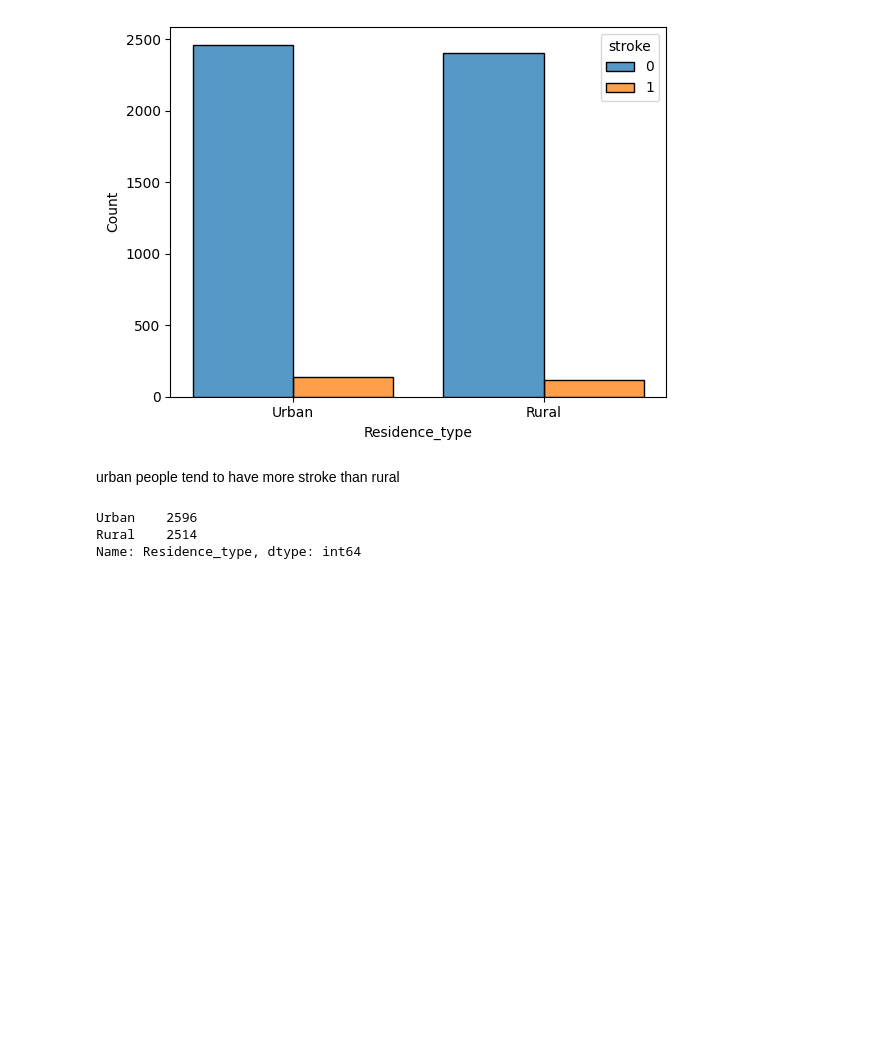
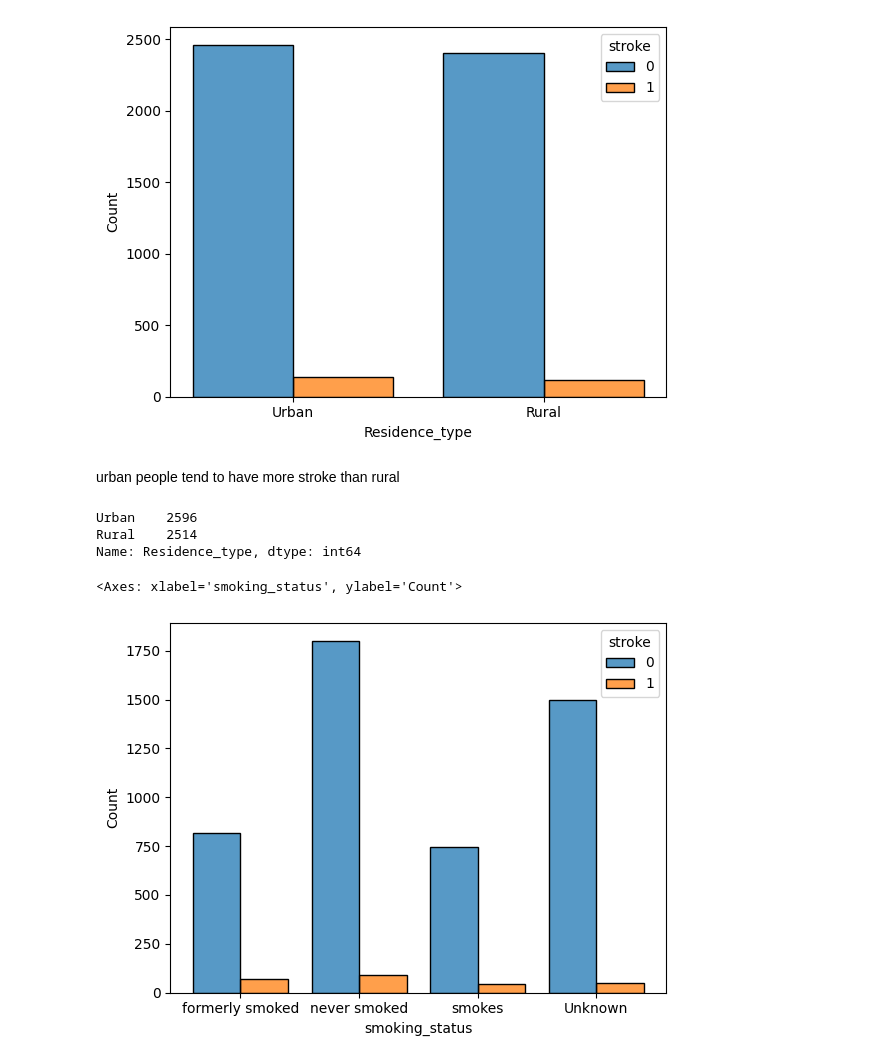
Before and after one commit to SALMA55ASHRAF/dataset_mnist, a Jupyter notebook: stroke.ipynb, the cells around one changed output. Cells and saved outputs as stored; diff of their text form; code cells hidden in the pictures; blank space fills up the shorter version.

```diff
--- a/stroke.ipynb
+++ b/stroke.ipynb
@@ -248,3 +246,9 @@ df.Residence_type.value_counts()
 Urban    2596
 Rural    2514
 Name: Residence_type, dtype: int64
+# %%
+# TODO : smoking_status and the target
+sns.histplot(data=df,x='smoking_status',hue='stroke',shrink=.8,multiple="dodge")
+# %% [output]
+<Axes: xlabel='smoking_status', ylabel='Count'>
+[figure, added]
```
Also changed, not shown: parts of 24 cells of this notebook.
